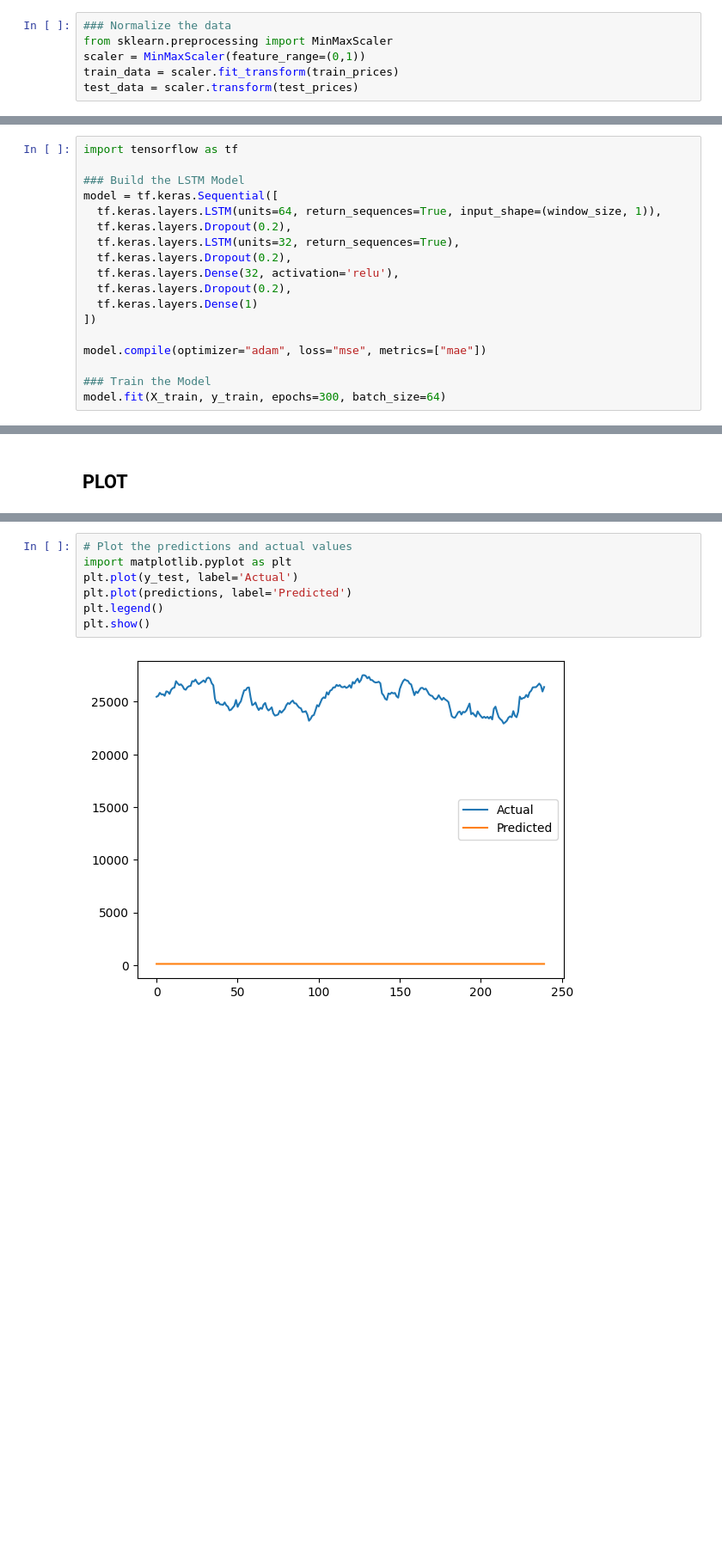
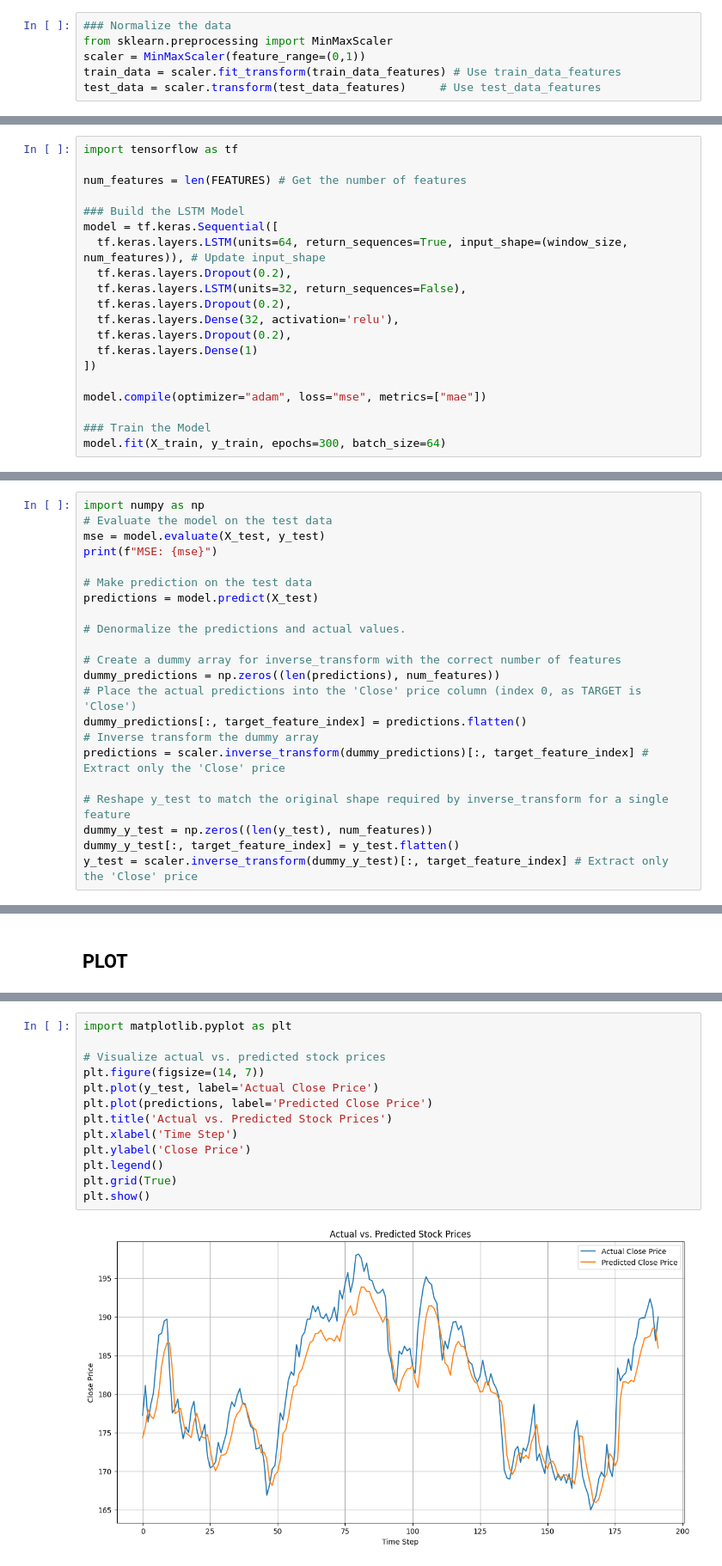
Before and after one commit to JagdishMane/numpy-pytorch-tensorflow, a Jupyter notebook: Predicting_Stock_Prices_Using_RNN_LSTM.ipynb, the cells around one changed output, grey strips where cells are left out. Shown at 86% size. Saved outputs shown, nothing was run; the diff lists cells and outputs as text; blank space fills up the shorter version.

```diff
--- a/Predicting_Stock_Prices_Using_RNN_LSTM.ipynb
+++ b/Predicting_Stock_Prices_Using_RNN_LSTM.ipynb
@@ -100,7 +105,7 @@ Test raw data size: 252
 ### Normalize the data
 from sklearn.preprocessing import MinMaxScaler
 scaler = MinMaxScaler(feature_range=(0,1))
-train_data = scaler.fit_transform(train_prices)
-test_data = scaler.transform(test_prices)
+train_data = scaler.fit_transform(train_data_features) # Use train_data_features
+test_data = scaler.transform(test_data_features)     # Use test_data_features
 # %%
 ### Create the training data
@@ -128,11 +132,13 @@ X_test = np.reshape(X_test, (X_test.shape[0], X_test.shape[1], 1))
 # %%
 import tensorflow as tf
 
+num_features = len(FEATURES) # Get the number of features
+
 ### Build the LSTM Model
 model = tf.keras.Sequential([
-  tf.keras.layers.LSTM(units=64, return_sequences=True, input_shape=(window_size, 1)),
+  tf.keras.layers.LSTM(units=64, return_sequences=True, input_shape=(window_size, num_features)), # Update input_shape
   tf.keras.layers.Dropout(0.2),
-  tf.keras.layers.LSTM(units=32, return_sequences=True),
+  tf.keras.layers.LSTM(units=32, return_sequences=False),
   tf.keras.layers.Dropout(0.2),
   tf.keras.layers.Dense(32, activation='relu'),
   tf.keras.layers.Dropout(0.2),
@@ -185,0 +174,22 @@ MSE: [33126.10546875, 181.8036346435547]
+# %%
+import numpy as np
+# Evaluate the model on the test data
+mse = model.evaluate(X_test, y_test)
+print(f"MSE: {mse}")
+
+# Make prediction on the test data
+predictions = model.predict(X_test)
+
+# Denormalize the predictions and actual values.
+
+# Create a dummy array for inverse_transform with the correct number of features
+dummy_predictions = np.zeros((len(predictions), num_features))
+# Place the actual predictions into the 'Close' price column (index 0, as TARGET is 'Close')
+dummy_predictions[:, target_feature_index] = predictions.flatten()
+# Inverse transform the dummy array
+predictions = scaler.inverse_transform(dummy_predictions)[:, target_feature_index] # Extract only the 'Close' price
+
+# Reshape y_test to match the original shape required by inverse_transform for a single feature
+dummy_y_test = np.zeros((len(y_test), num_features))
+dummy_y_test[:, target_feature_index] = y_test.flatten()
+y_test = scaler.inverse_transform(dummy_y_test)[:, target_feature_index] # Extract only the 'Close' price
@@ -188,9 +226,15 @@ MSE: [33126.10546875, 181.8036346435547]
 # %%
-# Plot the predictions and actual values
 import matplotlib.pyplot as plt
-plt.plot(y_test, label='Actual')
-plt.plot(predictions, label='Predicted')
+
+# Visualize actual vs. predicted stock prices
+plt.figure(figsize=(14, 7))
+plt.plot(y_test, label='Actual Close Price')
+plt.plot(predictions, label='Predicted Close Price')
+plt.title('Actual vs. Predicted Stock Prices')
+plt.xlabel('Time Step')
+plt.ylabel('Close Price')
 plt.legend()
+plt.grid(True)
 plt.show()
 # %% [output]
-[figure, old version]
+[figure, new version]
```
Also changed, not shown: parts of 15 cells of this notebook.
